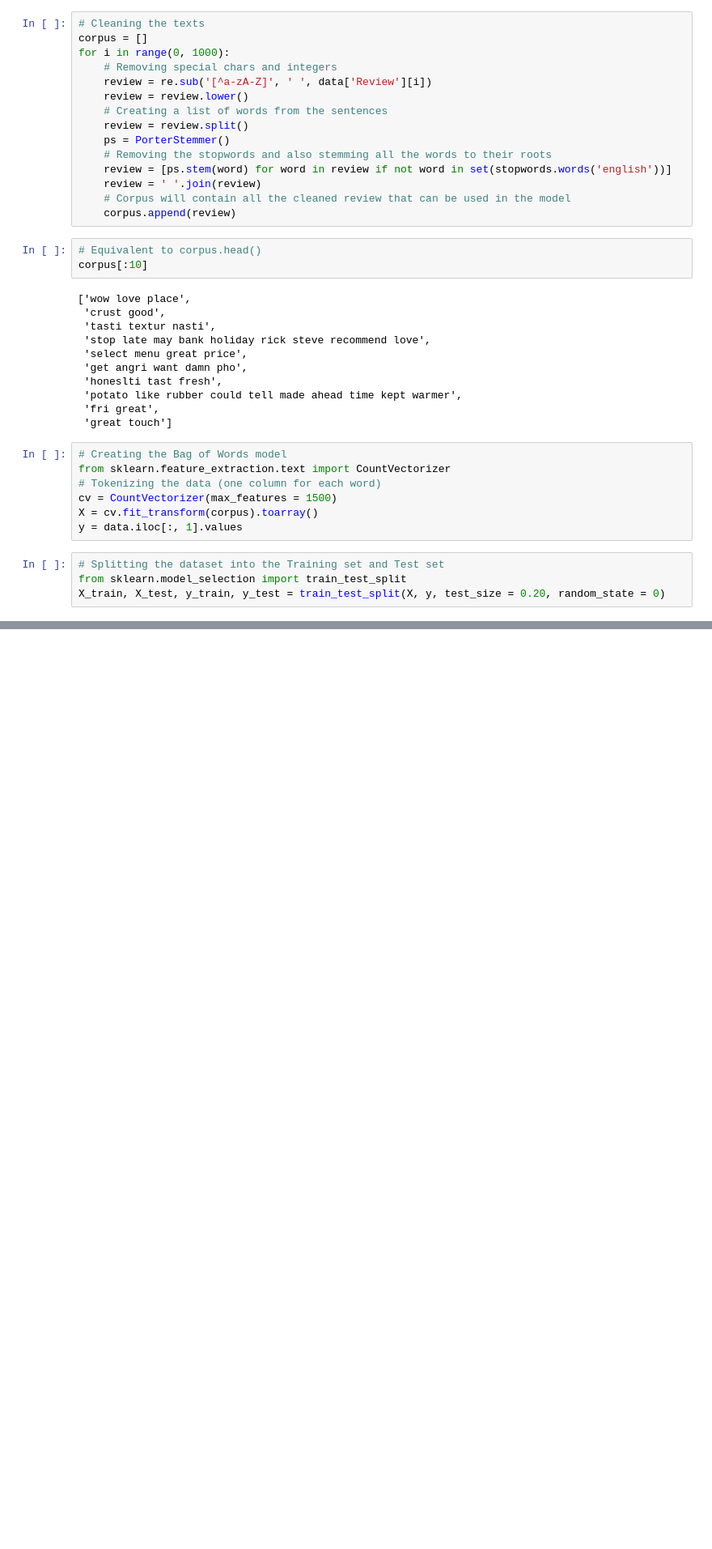
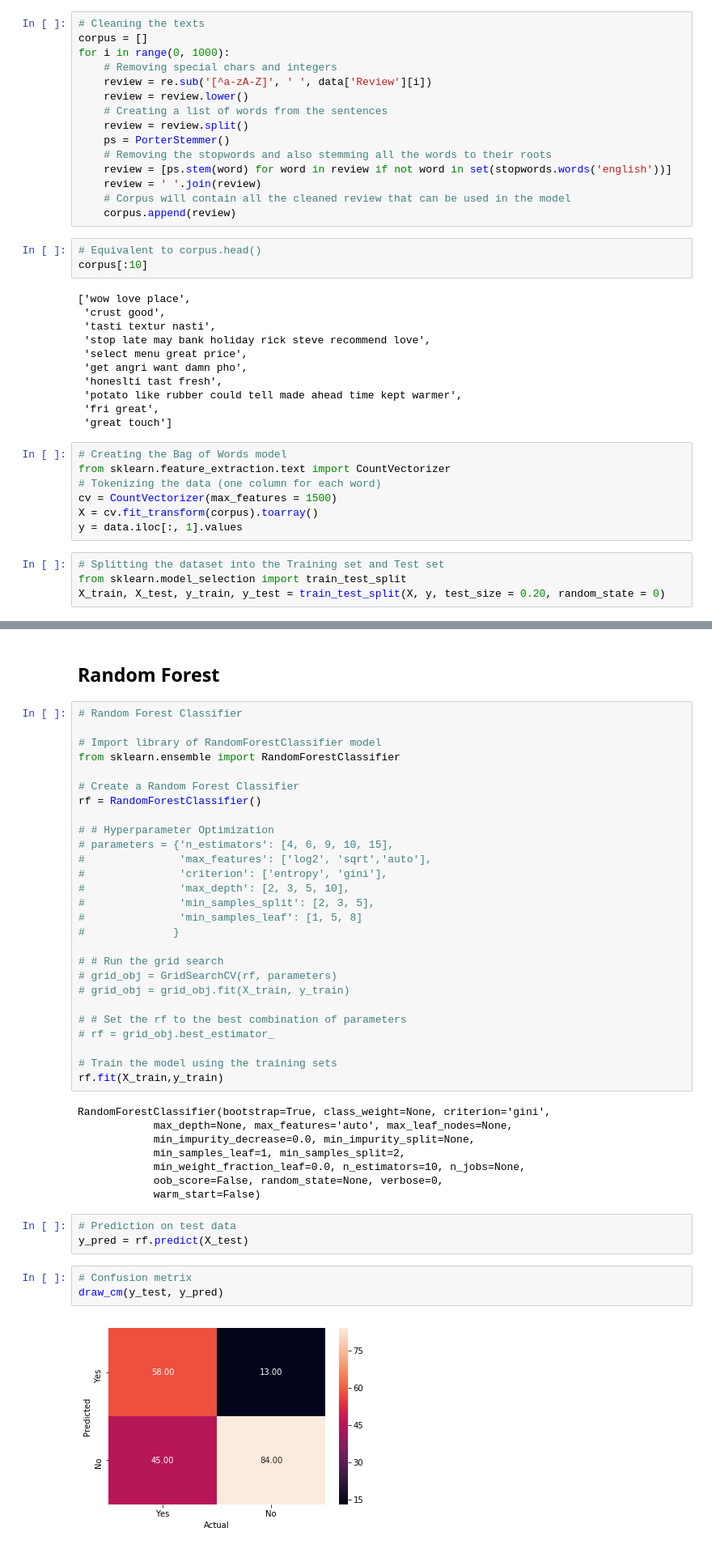
Before and after one commit to shreayan98c/NLP-Demo, a Jupyter notebook: NLPDemo.ipynb, the cells around one changed output, grey strips where cells are left out. Shown at 81% size. Saved outputs shown, nothing was run; the diff lists cells and outputs as text; blank space fills up the shorter version.

```diff
--- a/NLPDemo.ipynb
+++ b/NLPDemo.ipynb
@@ -85,0 +210,45 @@ y_pred = classifier.predict(X_test)
+# %% [markdown]
+## Random Forest
+# %%
+# Random Forest Classifier
+
+# Import library of RandomForestClassifier model
+from sklearn.ensemble import RandomForestClassifier
+
+# Create a Random Forest Classifier
+rf = RandomForestClassifier()
+
+# # Hyperparameter Optimization
+# parameters = {'n_estimators': [4, 6, 9, 10, 15],
+#               'max_features': ['log2', 'sqrt','auto'],
+#               'criterion': ['entropy', 'gini'],
+#               'max_depth': [2, 3, 5, 10],
+#               'min_samples_split': [2, 3, 5],
+#               'min_samples_leaf': [1, 5, 8]
+#              }
+
+# # Run the grid search
+# grid_obj = GridSearchCV(rf, parameters)
+# grid_obj = grid_obj.fit(X_train, y_train)
+
+# # Set the rf to the best combination of parameters
+# rf = grid_obj.best_estimator_
+
+# Train the model using the training sets
+rf.fit(X_train,y_train)
+# %% [output]
+RandomForestClassifier(bootstrap=True, class_weight=None, criterion='gini',
+            max_depth=None, max_features='auto', max_leaf_nodes=None,
+            min_impurity_decrease=0.0, min_impurity_split=None,
+            min_samples_leaf=1, min_samples_split=2,
+            min_weight_fraction_leaf=0.0, n_estimators=10, n_jobs=None,
+            oob_score=False, random_state=None, verbose=0,
+            warm_start=False)
+# %%
+# Prediction on test data
+y_pred = rf.predict(X_test)
+# %%
+# Confusion metrix
+draw_cm(y_test, y_pred)
+# %% [output]
+[figure, added]
```
Also changed, not shown: parts of 32 cells of this notebook.
